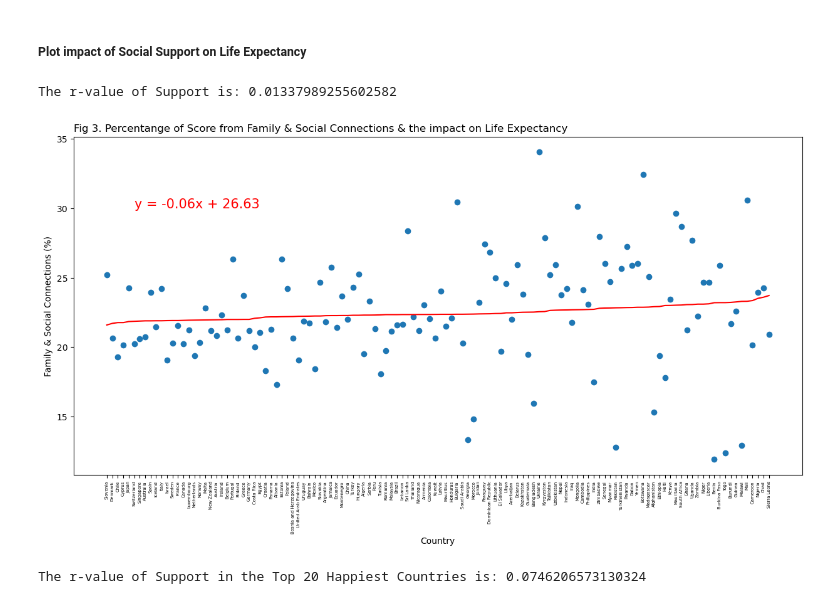
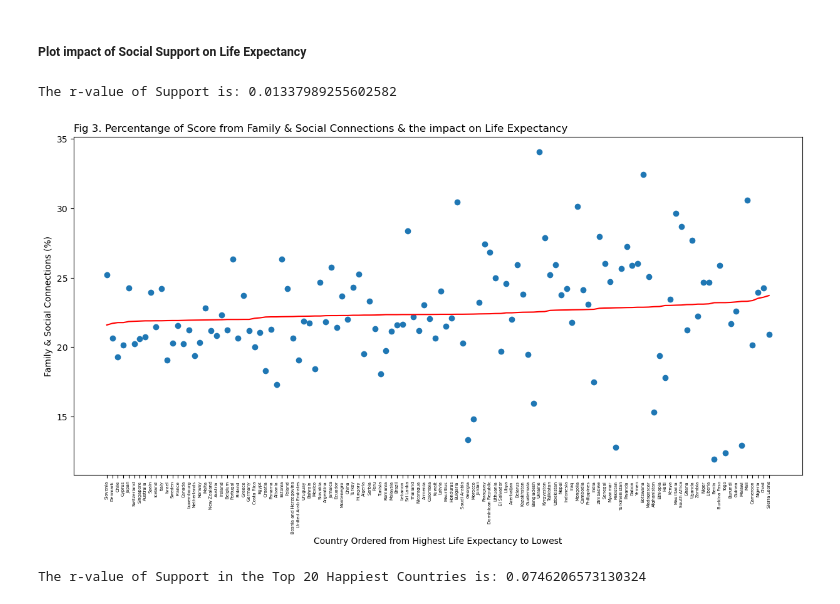
Before and after one commit to camerondifalco1/Project1, a Jupyter notebook: Working_Files/PB_support_and_freedom.ipynb, the cells around one changed output. Drawn from its saved outputs; the diff is of its cells as text; code cells hidden in the pictures.

```diff
--- a/Working_Files/PB_support_and_freedom.ipynb
+++ b/Working_Files/PB_support_and_freedom.ipynb
@@ -560,36 +560,36 @@ The r-value of Freedom in the Bottom 20 Happiest Countries is: 0.044663767517103
 #axis
 x_suplife_percent = life_social_freedom_df["Country"]
 y_suplife_percent = life_social_freedom_df["% of Happiness from Support"]
 
 #line regression and line equation
 suplife_slope, suplife_int, suplife_r, suplife_p, suplife_std_err = st.linregress(life, y_suplife_percent)
 suplife_fit = suplife_slope * life + suplife_int
 suplife_line = "y = " + str(round(suplife_slope, 2)) + "x + " + str(round(suplife_int, 2))
 
 #increase plot size to accommodate all countries
 size = plt.figure()
 size.set_figwidth(15)
 size.set_figheight(7)
 
 #plot scatter and line regression
 plt.scatter(x_suplife_percent, y_suplife_percent)
 plt.plot(x_suplife_percent, suplife_fit, color='red')
 plt.title("Fig 3. Percentange of Score from Family & Social Connections & the impact on Life Expectancy", loc='left')
-plt.xlabel("Country")
+plt.xlabel("Country Ordered from Highest Life Expectancy to Lowest")
 plt.ylabel("Family & Social Connections (%)")
-plt.annotate(suplife_line, (5,30), fontsize=15, color='red')
+#plt.annotate(suplife_line, (5,30), fontsize=15, color='red')
 
 
 #style xticks
 plt.xticks(life_country, size=5, rotation=90)
 
 #print r-value for analysis
 print(f'The r-value of Support is: {suplife_r**2}')
 
 plt.show()
 # %% [output]
 The r-value of Support is: 0.01337989255602582
-[figure, old version]
+[figure, new version]
 # %%
 #axis
 x_support_top20 = top_life_20["Country"]
```
Also changed, not shown: parts of 8 cells of this notebook, 2 other files.
